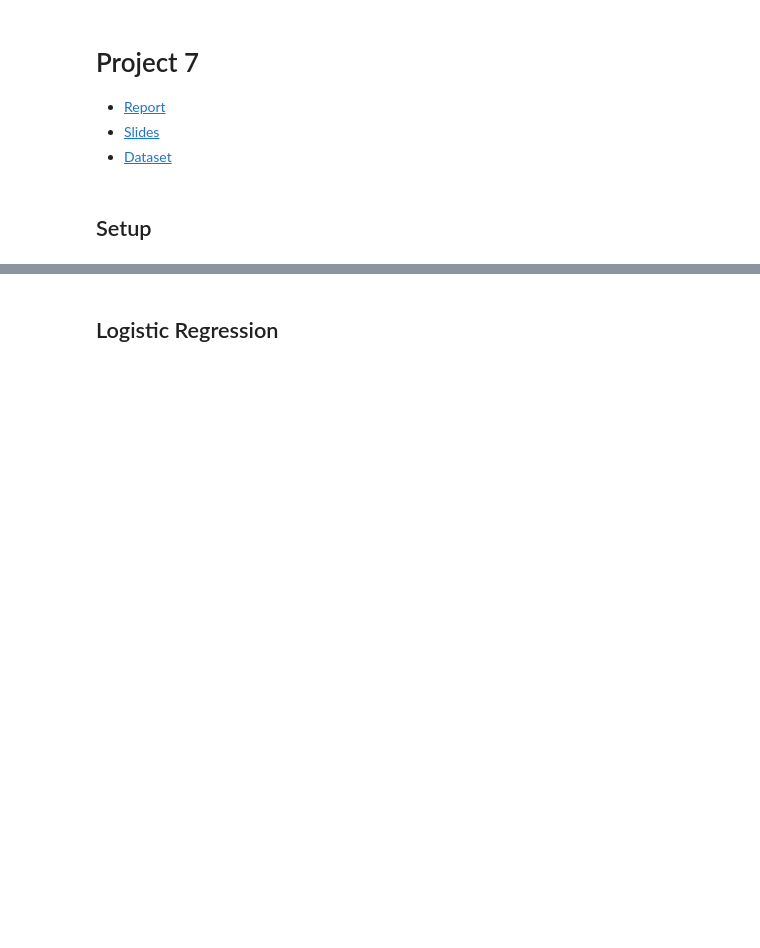
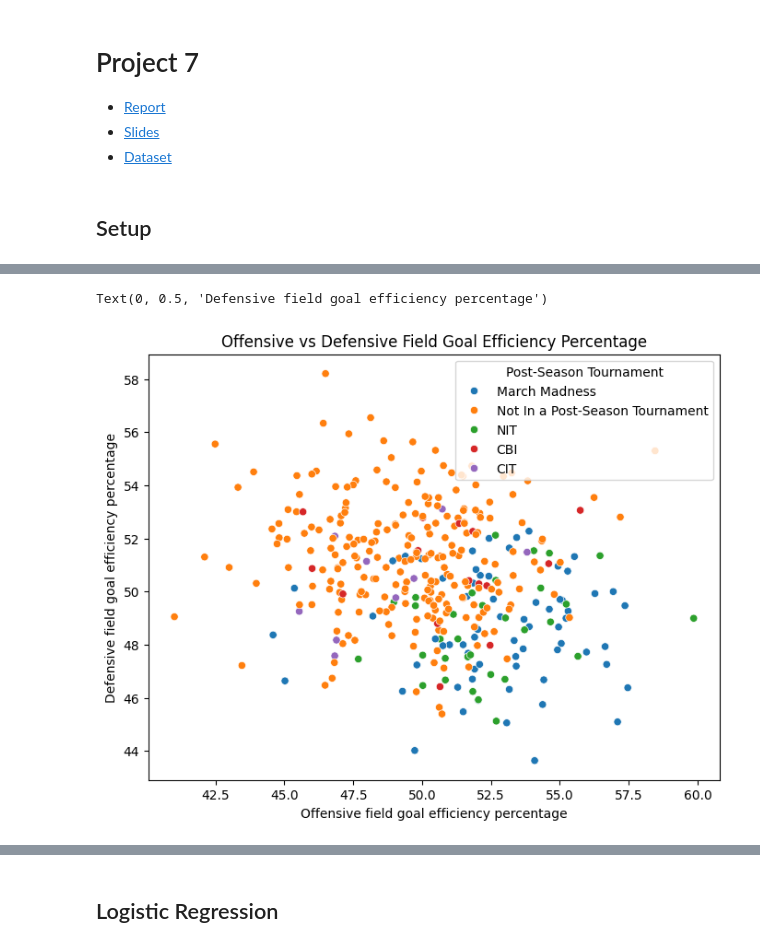
Before and after one commit to n8taylor/cs5830_project7, a Jupyter notebook: project7-nate.ipynb, the cells around one changed output, grey strips where cells are left out. Drawn from its saved outputs; the diff is of its cells as text; code cells hidden in the pictures; blank space fills up the shorter version.

```diff
--- a/project7-nate.ipynb
+++ b/project7-nate.ipynb
@@ -54,0 +69,9 @@ df
+# %%
+plt.figure(figsize=[8, 6])
+sns.scatterplot(data=df, x='Off.eFG %', y='Def.eFG %', hue='Post-Season Tournament')
+plt.title('Offensive vs Defensive Field Goal Efficiency Percentage')
+plt.xlabel('Offensive field goal efficiency percentage')
+plt.ylabel('Defensive field goal efficiency percentage')
+# %% [output]
+Text(0, 0.5, 'Defensive field goal efficiency percentage')
+[figure, added]
```
Also changed, not shown: parts of 104 cells of this notebook.
